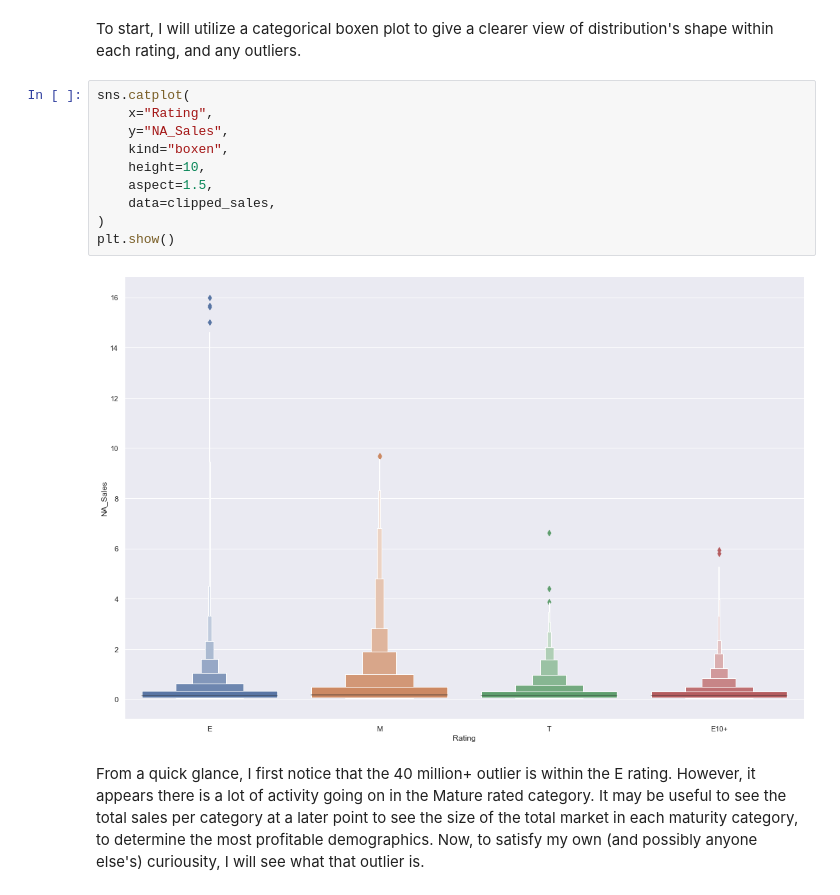
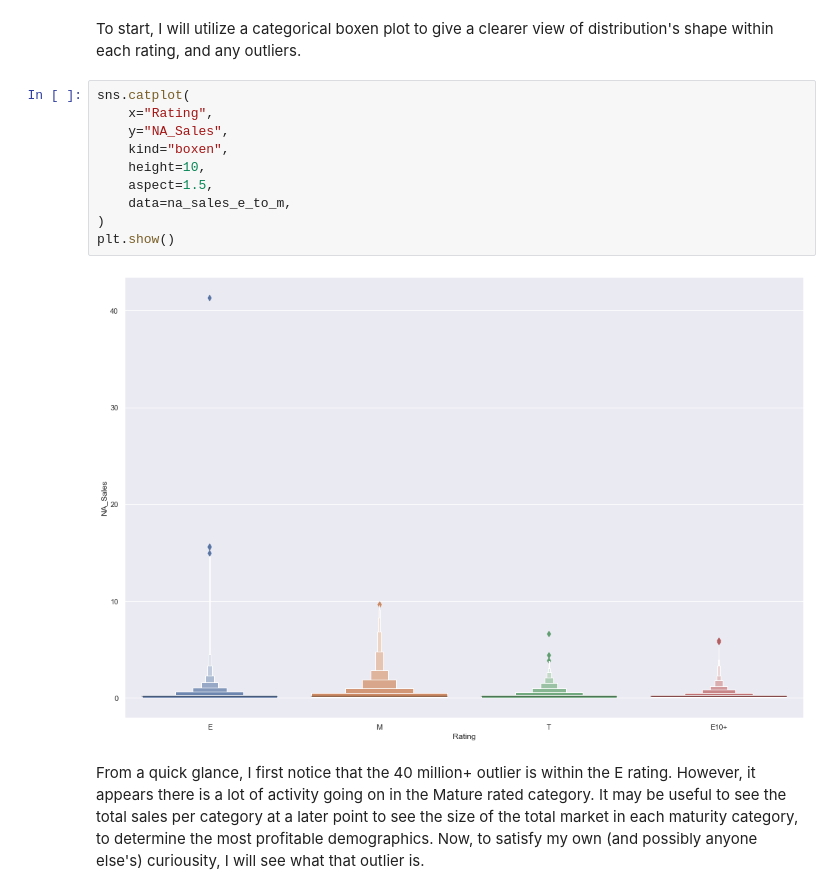
Before and after one commit to rjstange/Video-Game-Sales-by-ESRB-Rating, a Jupyter notebook: Video Game Sales By Maturity Rating.ipynb, the cells around one changed output. Cells and saved outputs as stored; diff of their text form.

```diff
--- a/Video Game Sales By Maturity Rating.ipynb
+++ b/Video Game Sales By Maturity Rating.ipynb
@@ -128,15 +128,15 @@ To start, I will utilize a categorical boxen plot to give a clearer view of dist
 # %%
 sns.catplot(
     x="Rating",
     y="NA_Sales",
     kind="boxen",
     height=10,
     aspect=1.5,
-    data=clipped_sales,
+    data=na_sales_e_to_m,
 )
 plt.show()
 # %% [output]
-[figure, old version]
+[figure, new version]
 # %% [markdown]
 From a quick glance, I first notice that the 40 million+ outlier is within the E rating. However, it appears there is a lot of activity going on in the Mature rated category. It may be useful to see the total sales per category at a later point to see the size of the total market in each maturity category, to determine the most profitable demographics. Now, to satisfy my own (and possibly anyone else's) curiousity, I will see what that outlier is.
 # %%
```
Also changed, not shown: parts of 6 cells of this notebook.
